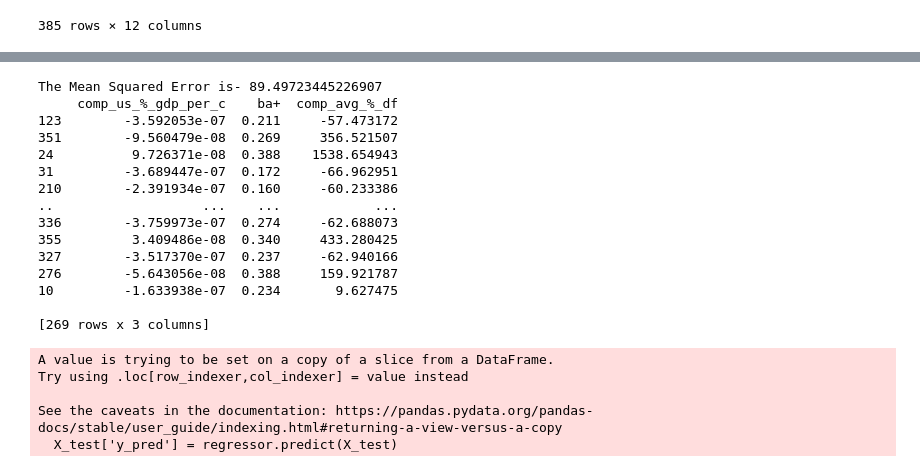
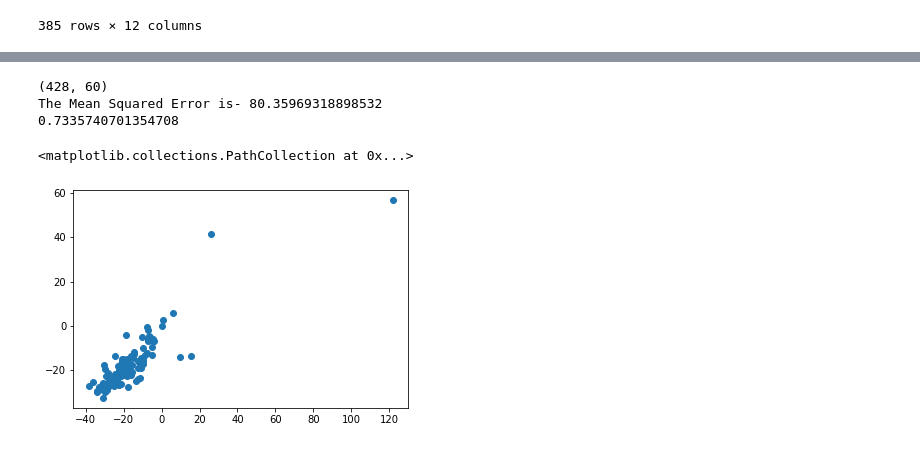
Before and after one commit to 107SBakst/107SBakst.github.io, a Jupyter notebook: Python/project_oecd4.ipynb, the cells around one changed output, grey strips where cells are left out. Drawn from its saved outputs; the diff is of its cells as text; code cells hidden in the pictures.

```diff
--- a/Python/project_oecd4.ipynb
+++ b/Python/project_oecd4.ipynb
@@ -168,6 +168,7 @@ mdf['gdp_per_c'] = mdf['datavalue_df'] / mdf['datavalue_df1'] #Now I have gdp pe
 mdf['comp_us_%_gdp_per_c'] = ((mdf['gdp_per_c'] - mdf.gdp_per_c[0])/mdf.datavalue[0])*100
 mdf['comp_avg_%_gdp_per_c'] = ((mdf['gdp_per_c'] - mdf.gdp_per_c.median())/mdf.datavalue.median())*100
 mmdf = mdf.join(dfeduc.set_index('name'),on='name',rsuffix='_educ')
+mmdf['ba+_educm100'] = mmdf['ba+']*100
 mmdf
 # %% [output]
 |  | code_df | geofips_df | geoname | timeperiod_df | cl_unit_df | unit_mult_df | datavalue_df | noteref_df | ... |
@@ -186,47 +187,40 @@ mmdf
 # %%
 #Multiple linear regression
 mmdf.columns
-data = mmdf
-data1 = data[data['comp_us_%_gdp_per_c'].notnull() & data['ba+'].notnull() & data['comp_avg_%_df'].notnull() & data['comp_us_%_df3'].notnull()]
-x = data1[['comp_us_%_gdp_per_c','ba+','comp_avg_%_df']]
+print(mmdf.shape)
+mmdf = mmdf.sort_values(by='datavalue_df',ascending=False)
+data = mmdf[10:400]
+data1 = data[data['gdp_per_c'].notnull() & data['ba+'].notnull() & data['datavalue_df'].notnull() & data['comp_us_%_df3'].notnull()]
+x = data1[['gdp_per_c','ba+_educm100','datavalue_df']]
 y = data1[['comp_us_%_df3']]
 
 from sklearn.model_selection import train_test_split
 
 X_train, X_test, y_train, y_test = train_test_split(x, y, train_size = 0.70, test_size = 0.30, random_state = 100)
 
 #mlr = LinearRegression()
 #mlr.fit(X_train, y_train)
 
 from sklearn.linear_model import LinearRegression
 regressor = LinearRegression()
 regressor.fit(X_train, y_train)
 
 #Predicting the Test set result
-X_test['y_pred'] = regressor.predict(X_test)
+y_pred = regressor.predict(X_test)
+
+
+
 
 from sklearn.metrics import mean_squared_error
-print("The Mean Squared Error is- {}".format(mean_squared_error(y_test, X_test['y_pred'])))
+print("The Mean Squared Error is- {}".format(mean_squared_error(y_test, y_pred)))
 #sns.lineplot(x='X_test',y='y_pred')
-print(X_train)
+from sklearn.metrics import r2_score
+print(r2_score(y_test,y_pred))
+
+plt.scatter(y_test,y_pred)
 # %% [output]
-The Mean Squared Error is- 89.49723445226907
-     comp_us_%_gdp_per_c    ba+  comp_avg_%_df
-123        -3.592053e-07  0.211     -57.473172
-351        -9.560479e-08  0.269     356.521507
-24          9.726371e-08  0.388    1538.654943
-31         -3.689447e-07  0.172     -66.962951
-210        -2.391934e-07  0.160     -60.233386
-..                   ...    ...            ...
-336        -3.759973e-07  0.274     -62.688073
-355         3.409486e-08  0.340     433.280425
-327        -3.517370e-07  0.237     -62.940166
-276        -5.643056e-08  0.388     159.921787
-10         -1.633938e-07  0.234       9.627475
-
-[269 rows x 3 columns]
+(428, 60)
+The Mean Squared Error is- 80.35969318898532
+0.7335740701354708
-A value is trying to be set on a copy of a slice from a DataFrame.
-Try using .loc[row_indexer,col_indexer] = value instead
-
-See the caveats in the documentation: https://pandas.pydata.org/pandas-docs/stable/user_guide/indexing.html#returning-a-view-versus-a-copy
-  X_test['y_pred'] = regressor.predict(X_test)
+<matplotlib.collections.PathCollection at 0x...>
+[figure, added]
```
Also changed, not shown: parts of 1 cell of this notebook.
